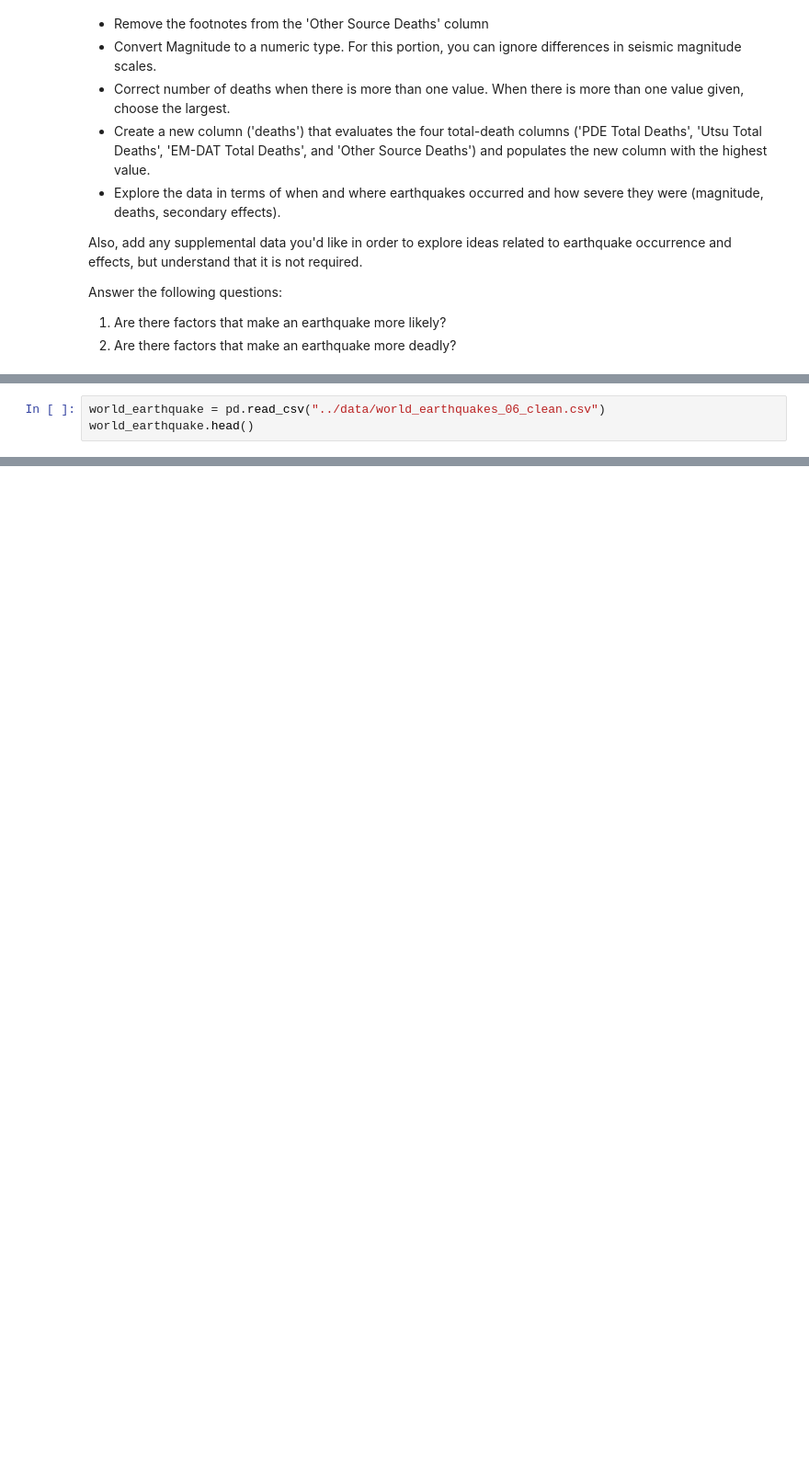
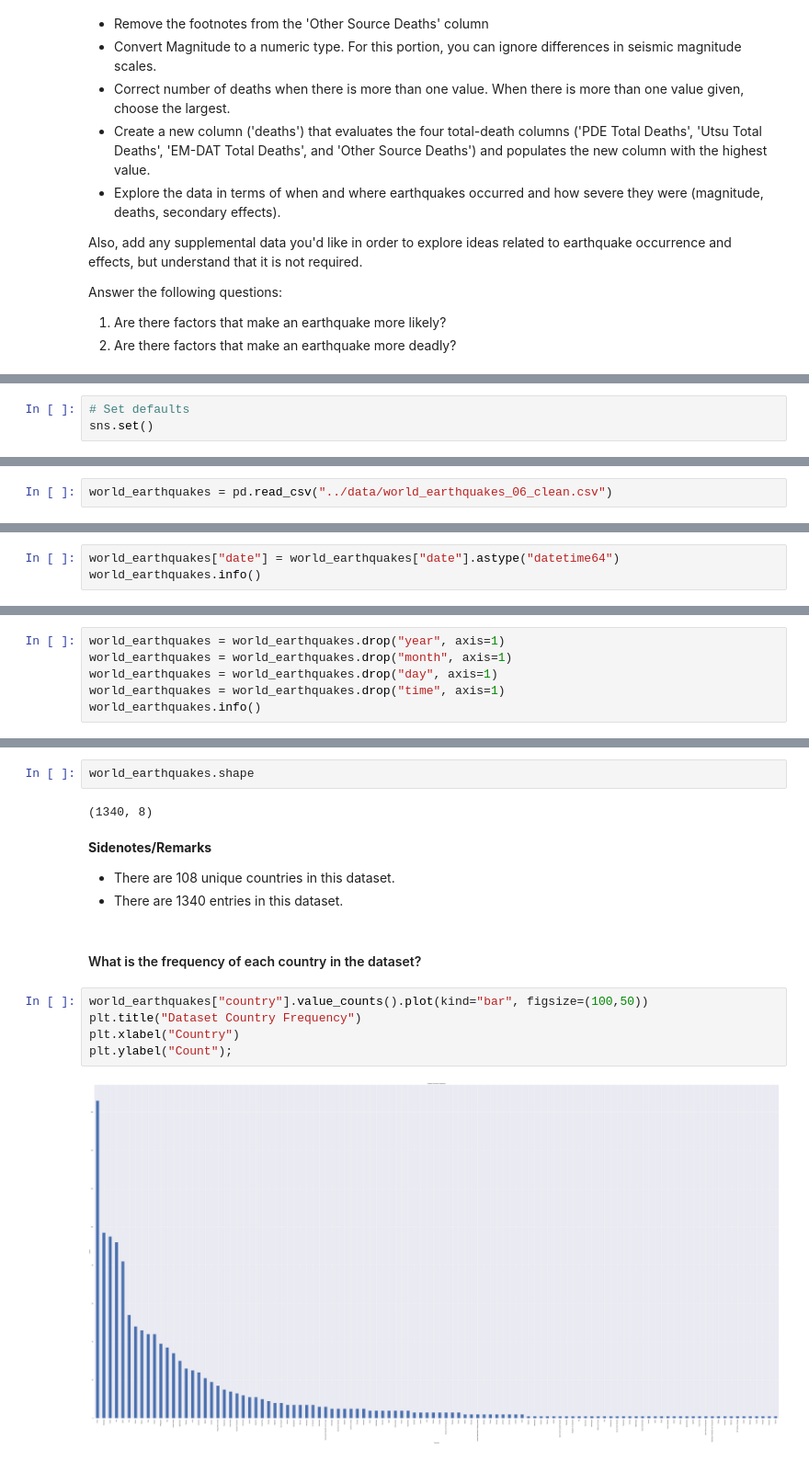
Before and after one commit to nss-data-science-cohort-4/dq3-earthquakes-amdquake, a Jupyter notebook: notebook/mr-part-1-analysis.ipynb, the cells around one changed output, grey strips where cells are left out. Shown: that part at 92% size. Cells and saved outputs as stored; diff of their text form; blank space fills up the shorter version.

```diff
--- a/notebook/mr-part-1-analysis.ipynb
+++ b/notebook/mr-part-1-analysis.ipynb
@@ -26 +30,4 @@ import pandas as pd
+# %%
+# Set defaults
+sns.set()
 # %% [markdown]
@@ -28,3 +35,2 @@ import pandas as pd
 # %%
-world_earthquake = pd.read_csv("../data/world_earthquakes_06_clean.csv")
-world_earthquake.head()
+world_earthquakes = pd.read_csv("../data/world_earthquakes_06_clean.csv")
@@ -50,0 +87,3 @@ world_earthquake.shape
+# %%
+world_earthquakes["date"] = world_earthquakes["date"].astype("datetime64")
+world_earthquakes.info()
@@ -50,0 +114,6 @@ world_earthquake.shape
+# %%
+world_earthquakes = world_earthquakes.drop("year", axis=1)
+world_earthquakes = world_earthquakes.drop("month", axis=1)
+world_earthquakes = world_earthquakes.drop("day", axis=1)
+world_earthquakes = world_earthquakes.drop("time", axis=1)
+world_earthquakes.info()
@@ -50,0 +148,17 @@ world_earthquake.shape
+# %%
+world_earthquakes.shape
+# %% [output]
+(1340, 8)
+# %% [markdown]
+**Sidenotes/Remarks**
+- There are 108 unique countries in this dataset.
+- There are 1340 entries in this dataset.
+# %% [markdown]
+#### What is the frequency of each country in the dataset?
+# %%
+world_earthquakes["country"].value_counts().plot(kind="bar", figsize=(100,50))
+plt.title("Dataset Country Frequency")
+plt.xlabel("Country")
+plt.ylabel("Count");
+# %% [output]
+[figure, added]
```
Also changed, not shown: parts of 39 cells of this notebook, 2 other files.
